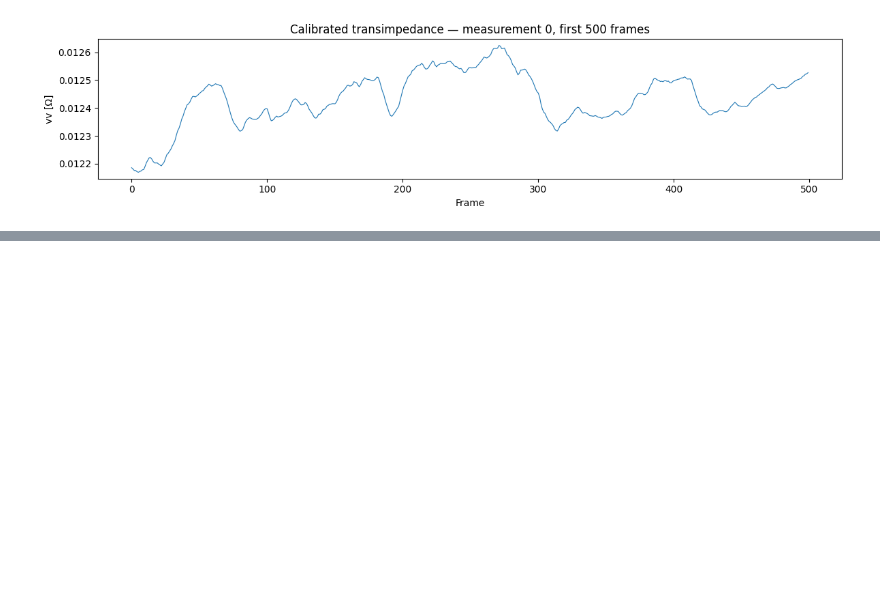
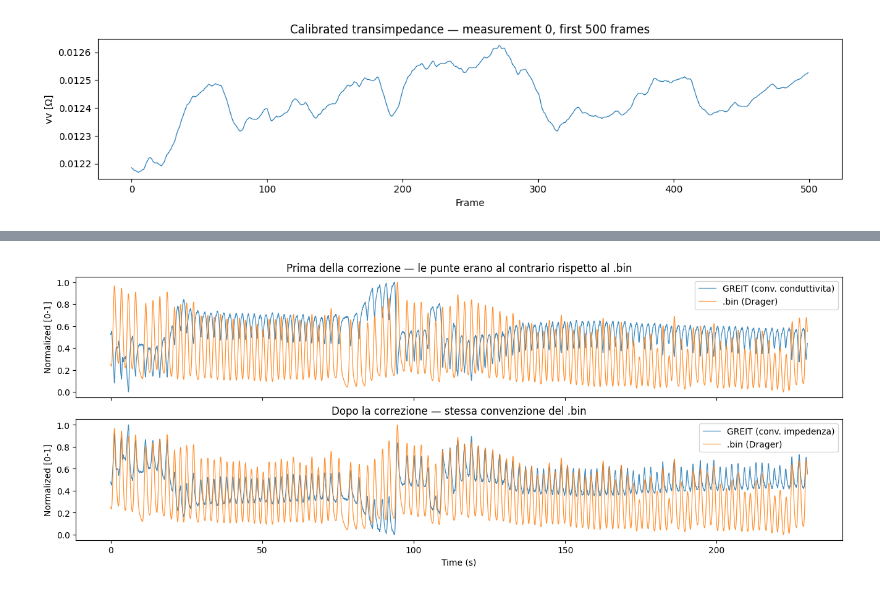
Before and after one commit to Kernel236/fastEIT, a Jupyter notebook: notebooks/03_eit_parser_validation.ipynb, the cells around one changed output, grey strips where cells are left out. Cells and saved outputs as stored; diff of their text form; code cells hidden in the pictures; blank space fills up the shorter version.

```diff
--- a/notebooks/03_eit_parser_validation.ipynb
+++ b/notebooks/03_eit_parser_validation.ipynb
@@ -113,0 +120,9 @@ Frame count difference: 0 (0.0 s)
+# %%
+from fasteit.parsers.draeger.eit.eit_greit import reconstruct_greit
+
+# Use first 50 frames as baseline (stable reference period)
+images = reconstruct_greit(vv, ref_frame=(0, 50))
+
+print(f"Input  : vv.shape = {vv.shape}")
+print(f"Output : images.shape = {images.shape}")
+print(f"NaN pixels per frame  : {np.isnan(images[0]).sum()} / {images[0].size} (outside electrode circle)")
@@ -113,0 +143,31 @@ Frame count difference: 0 (0.0 s)
+# %%
+# Global EIT signal: sum of all pixels per frame
+global_greit = np.nansum(images, axis=(1, 2))
+time = np.arange(len(global_greit)) / eit.fs
+
+global_bin = bin_.global_signal
+time_bin = np.arange(len(global_bin)) / bin_.fs
+
+def norm01(x):
+    return (x - x.min()) / (x.max() - x.min())
+
+fig, axes = plt.subplots(2, 1, figsize=(13, 5), layout="constrained", sharex=True)
+
+# Prima della correzione: le punte andavano al contrario
+axes[0].plot(time, norm01(-global_greit), lw=0.9, color="C0", label="GREIT (conv. conduttivita)", alpha=0.85)
+axes[0].plot(time_bin, norm01(global_bin), lw=0.9, color="C1", label=".bin (Drager)", alpha=0.85)
+axes[0].set_ylabel("Normalized [0-1]")
+axes[0].set_title("Prima della correzione — le punte erano al contrario rispetto al .bin")
+axes[0].legend()
+
+# Dopo la correzione: reconstruct_greit() nega gia internamente
+axes[1].plot(time, norm01(global_greit), lw=0.9, color="C0", label="GREIT (conv. impedenza)", alpha=0.85)
+axes[1].plot(time_bin, norm01(global_bin), lw=0.9, color="C1", label=".bin (Drager)", alpha=0.85)
+axes[1].set_xlabel("Time (s)")
+axes[1].set_ylabel("Normalized [0-1]")
+axes[1].set_title("Dopo la correzione — stessa convenzione del .bin")
+axes[1].legend()
+
+plt.show()
+# %% [output]
+[figure, added]
```
Also changed, not shown: parts of 27 cells of this notebook.
